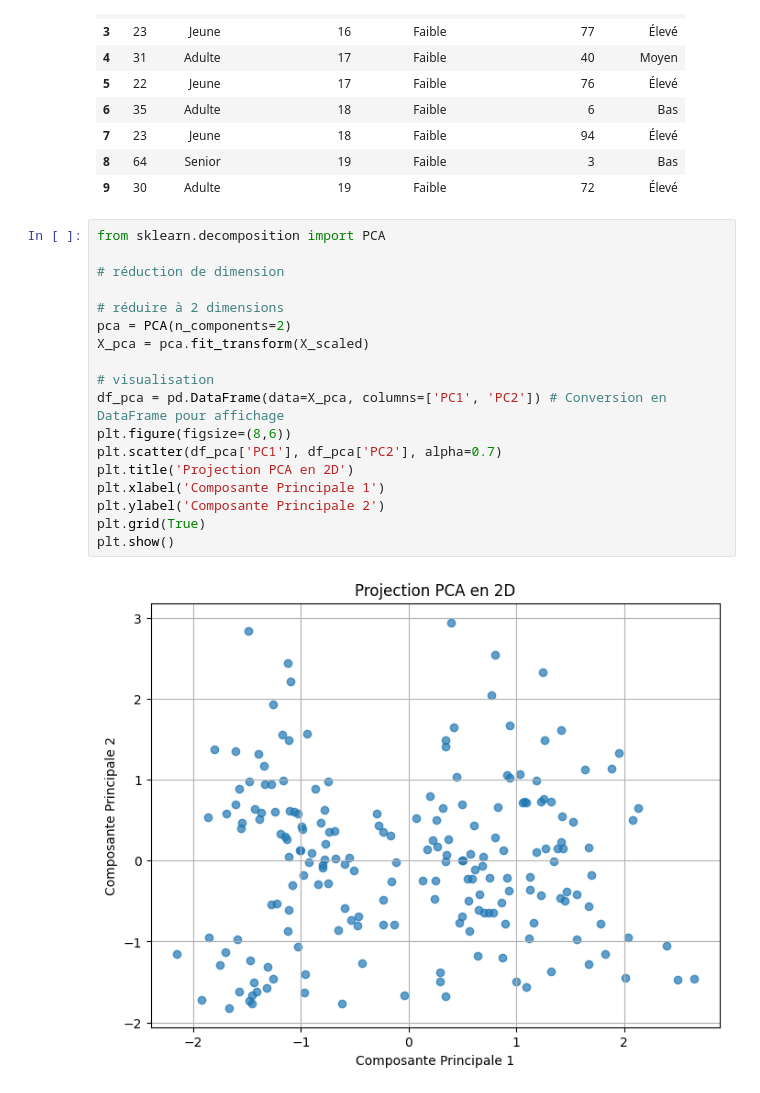
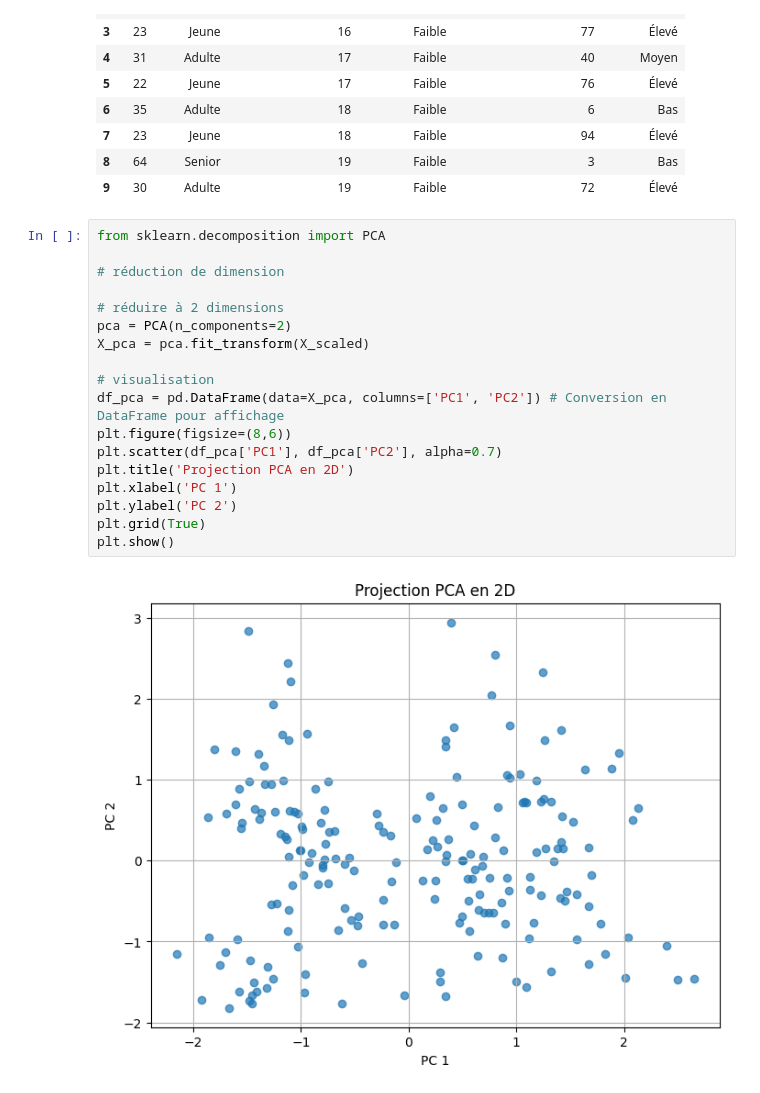
Before and after one commit to MathieuFan22/TP-ML-Mirada, a Jupyter notebook: Clustering.ipynb, the cells around one changed output. Drawn from its saved outputs; the diff is of its cells as text.

```diff
--- a/Clustering.ipynb
+++ b/Clustering.ipynb
@@ -154,20 +176,20 @@ Aperçu du dataset après nettoyage et catégorisation des variables :
 # %%
 from sklearn.decomposition import PCA
 
 # réduction de dimension
 
 # réduire à 2 dimensions
 pca = PCA(n_components=2)
 X_pca = pca.fit_transform(X_scaled)
 
 # visualisation
 df_pca = pd.DataFrame(data=X_pca, columns=['PC1', 'PC2']) # Conversion en DataFrame pour affichage
 plt.figure(figsize=(8,6))
 plt.scatter(df_pca['PC1'], df_pca['PC2'], alpha=0.7)
 plt.title('Projection PCA en 2D')
-plt.xlabel('Composante Principale 1')
-plt.ylabel('Composante Principale 2')
+plt.xlabel('PC 1')
+plt.ylabel('PC 2')
 plt.grid(True)
 plt.show()
 # %% [output]
-[figure, old version]
+[figure, new version]
```
Also changed, not shown: parts of 4 cells of this notebook.
